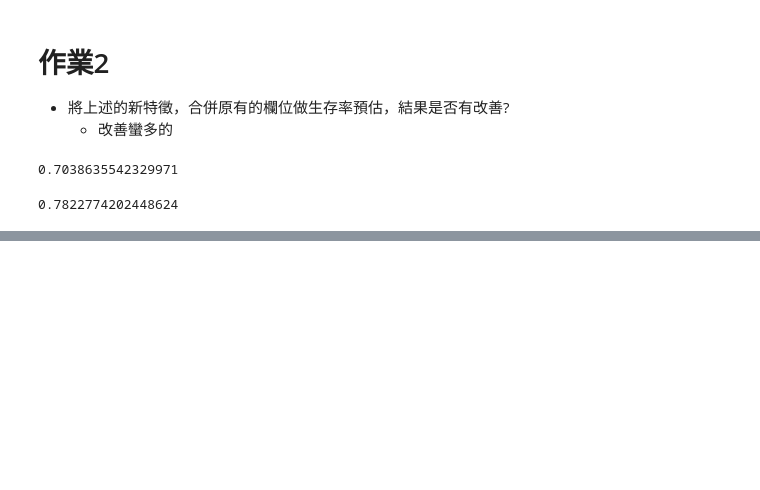
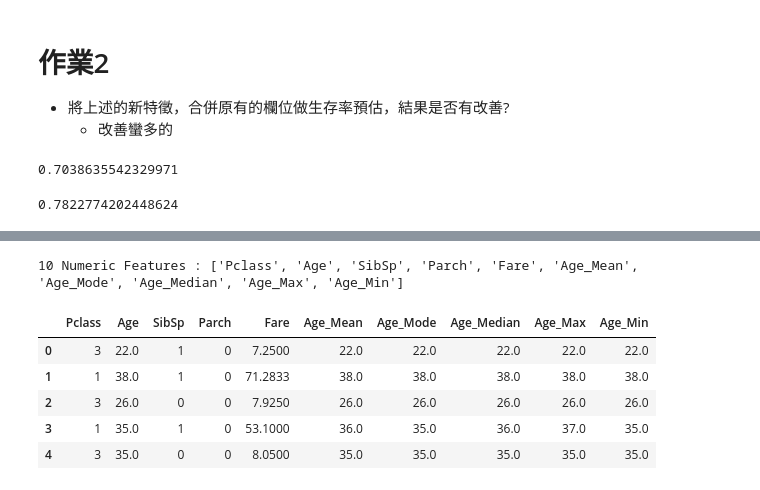
Before and after one commit to NienfengYao/ML100-Days, a Jupyter notebook: homework/Day_027_HW.ipynb, the cells around one changed output, grey strips where cells are left out. Drawn from its saved outputs; the diff is of its cells as text; code cells hidden in the pictures; blank space fills up the shorter version.

```diff
--- a/homework/Day_027_HW.ipynb
+++ b/homework/Day_027_HW.ipynb
@@ -131,0 +185,21 @@ cross_val_score(estimator, train_X, train_Y, cv=5).mean()
+# %%
+# 只取 int64, float64 兩種數值型欄位, 存於 num_features 中
+num_features = []
+for dtype, feature in zip(df.dtypes, df.columns):
+    if dtype == 'float64' or dtype == 'int64':
+        num_features.append(feature)
+print(f'{len(num_features)} Numeric Features : {num_features}\n')
+
+# 削減文字型欄位, 只剩數值型欄位
+df = df[num_features]
+df = df.fillna(-1)
+MMEncoder = MinMaxScaler()
+df.head()
+# %% [output]
+10 Numeric Features : ['Pclass', 'Age', 'SibSp', 'Parch', 'Fare', 'Age_Mean', 'Age_Mode', 'Age_Median', 'Age_Max', 'Age_Min']
+|  | Pclass | Age | SibSp | Parch | Fare | Age_Mean | Age_Mode | Age_Median | Age_Max | Age_Min |
+| 0 | 3 | 22.0 | 1 | 0 | 7.2500 | 22.0 | 22.0 | 22.0 | 22.0 | 22.0 |
+| 1 | 1 | 38.0 | 1 | 0 | 71.2833 | 38.0 | 38.0 | 38.0 | 38.0 | 38.0 |
+| 2 | 3 | 26.0 | 0 | 0 | 7.9250 | 26.0 | 26.0 | 26.0 | 26.0 | 26.0 |
+| 3 | 1 | 35.0 | 1 | 0 | 53.1000 | 36.0 | 35.0 | 36.0 | 37.0 | 35.0 |
+| 4 | 3 | 35.0 | 0 | 0 | 8.0500 | 35.0 | 35.0 | 35.0 | 35.0 | 35.0 |
```
Also changed, not shown: parts of 8 cells of this notebook, 1 other file.
